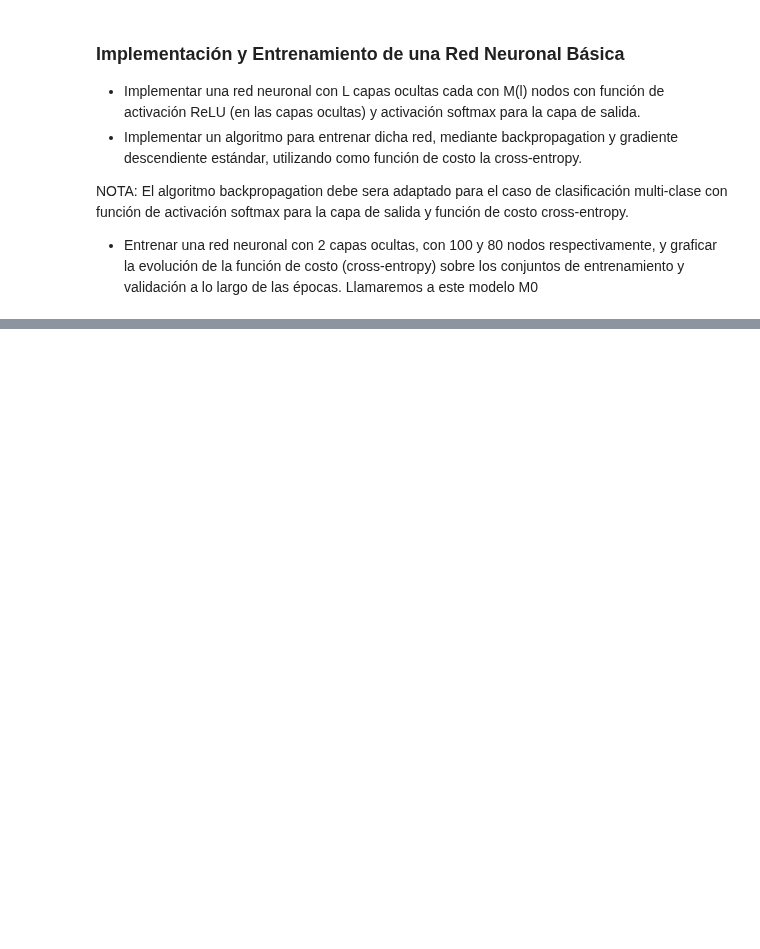
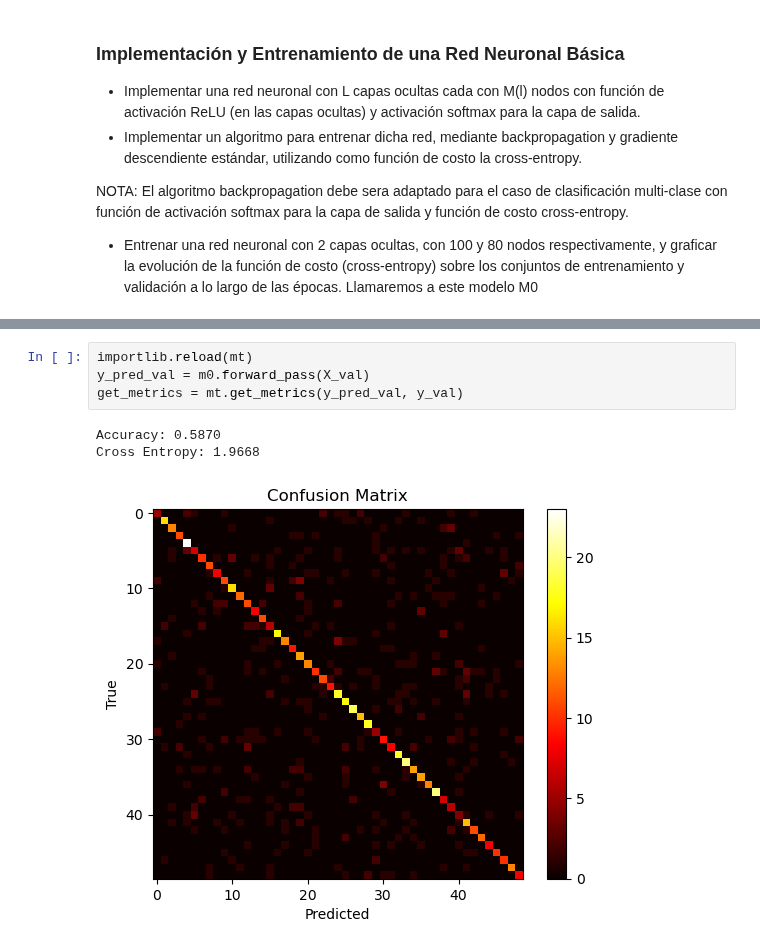
Before and after one commit to felicitasmarolda/MLyDL_TPs, a Jupyter notebook: Marolda_Felicitas_TP3/Marolda_Felicitas_TP3.ipynb, the cells around one changed output, grey strips where cells are left out. Saved outputs shown, nothing was run; the diff lists cells and outputs as text; blank space fills up the shorter version.

Commit message:
metrics

```diff
--- a/Marolda_Felicitas_TP3/Marolda_Felicitas_TP3.ipynb
+++ b/Marolda_Felicitas_TP3/Marolda_Felicitas_TP3.ipynb
@@ -89,0 +92,8 @@ Gradient (layer 0) mean: 0.00016804993156960073
+# %%
+importlib.reload(mt)
+y_pred_val = m0.forward_pass(X_val)
+get_metrics = mt.get_metrics(y_pred_val, y_val)
+# %% [output]
+Accuracy: 0.5870
+Cross Entropy: 1.9668
+[figure, added]
```
Also changed, not shown: parts of 3 cells of this notebook, 1 other file.
